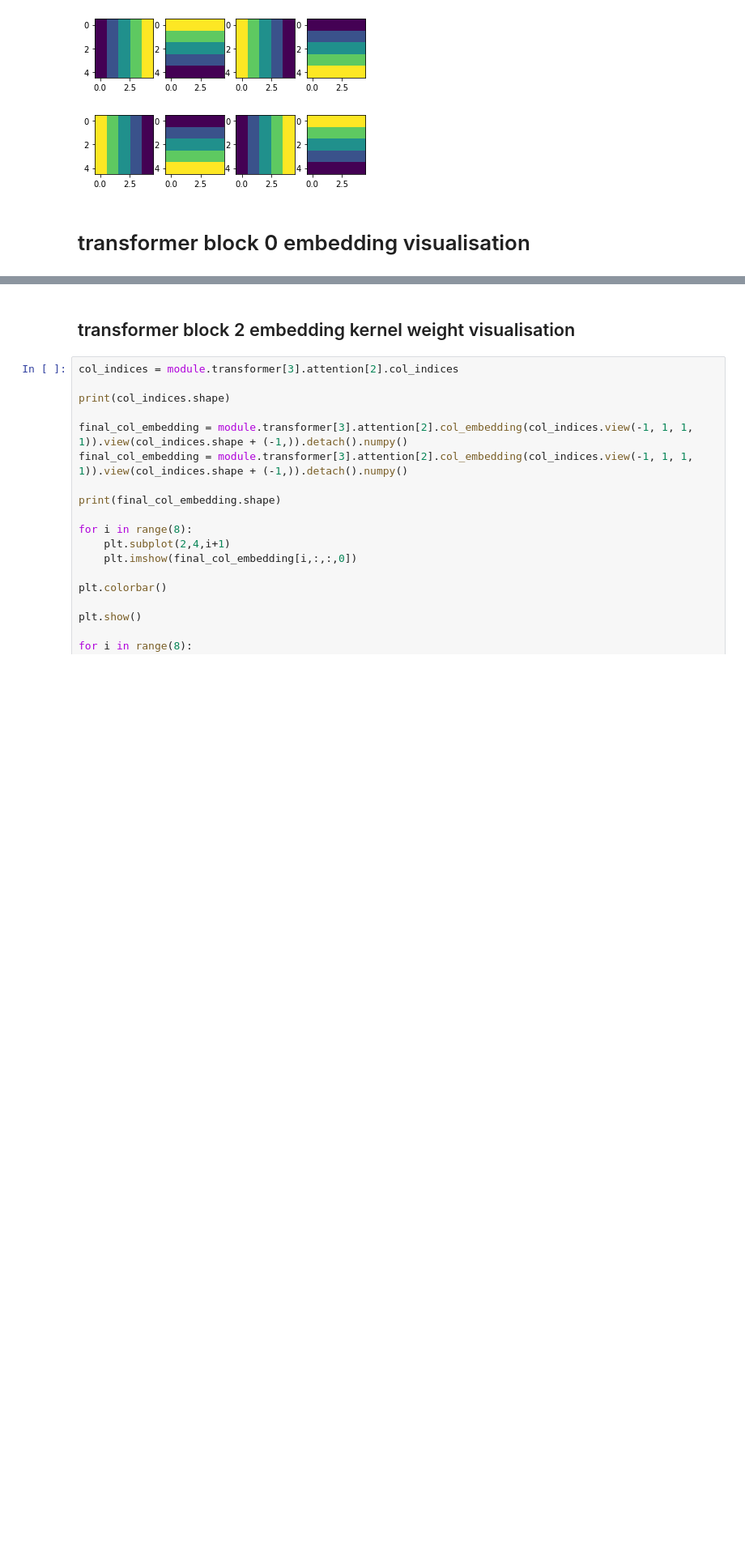
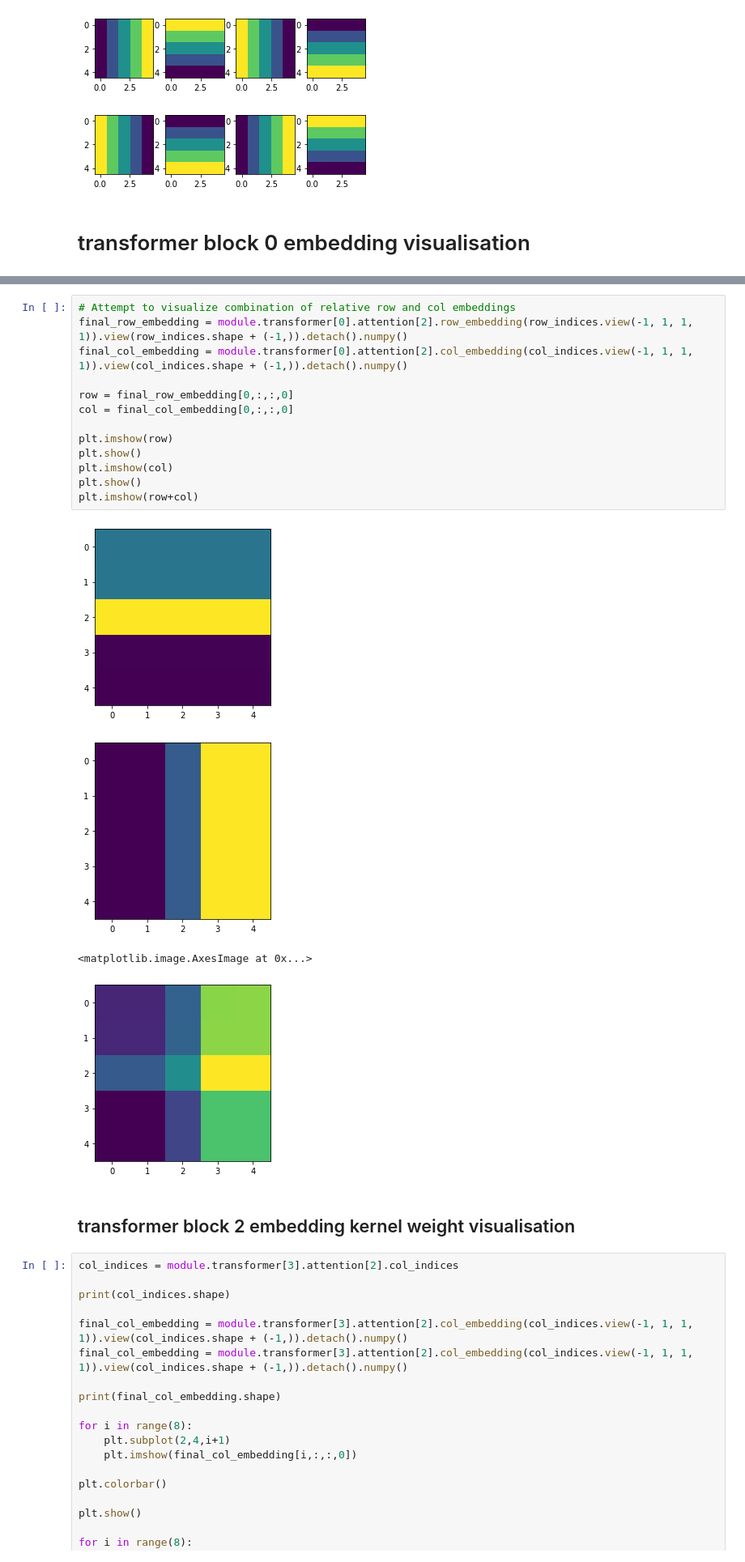
Before and after one commit to WouterBant/GEVit-DL2-Project, a Jupyter notebook: src/demo/demo_only_3_and_8.ipynb, the cells around one changed output, grey strips where cells are left out. Shown at 81% size. Saved outputs shown, nothing was run; the diff lists cells and outputs as text; blank space fills up the shorter version.

```diff
--- a/src/demo/demo_only_3_and_8.ipynb
+++ b/src/demo/demo_only_3_and_8.ipynb
@@ -332,6 +330,24 @@ torch.Size([8, 5, 5])
 [figure]
 [figure]
 [figure]
+# %%
+# Attempt to visualize combination of relative row and col embeddings
+final_row_embedding = module.transformer[0].attention[2].row_embedding(row_indices.view(-1, 1, 1, 1)).view(row_indices.shape + (-1,)).detach().numpy()
+final_col_embedding = module.transformer[0].attention[2].col_embedding(col_indices.view(-1, 1, 1, 1)).view(col_indices.shape + (-1,)).detach().numpy()
+
+row = final_row_embedding[0,:,:,0]
+col = final_col_embedding[0,:,:,0]
+
+plt.imshow(row)
+plt.show()
+plt.imshow(col)
+plt.show()
+plt.imshow(row+col)
+# %% [output]
+[figure, added]
+[figure, added]
+<matplotlib.image.AxesImage at 0x...>
+[figure, added]
 # %% [markdown]
 ## transformer block 2 embedding kernel weight visualisation
 # %%
```
Also changed, not shown: parts of 6 cells of this notebook.
